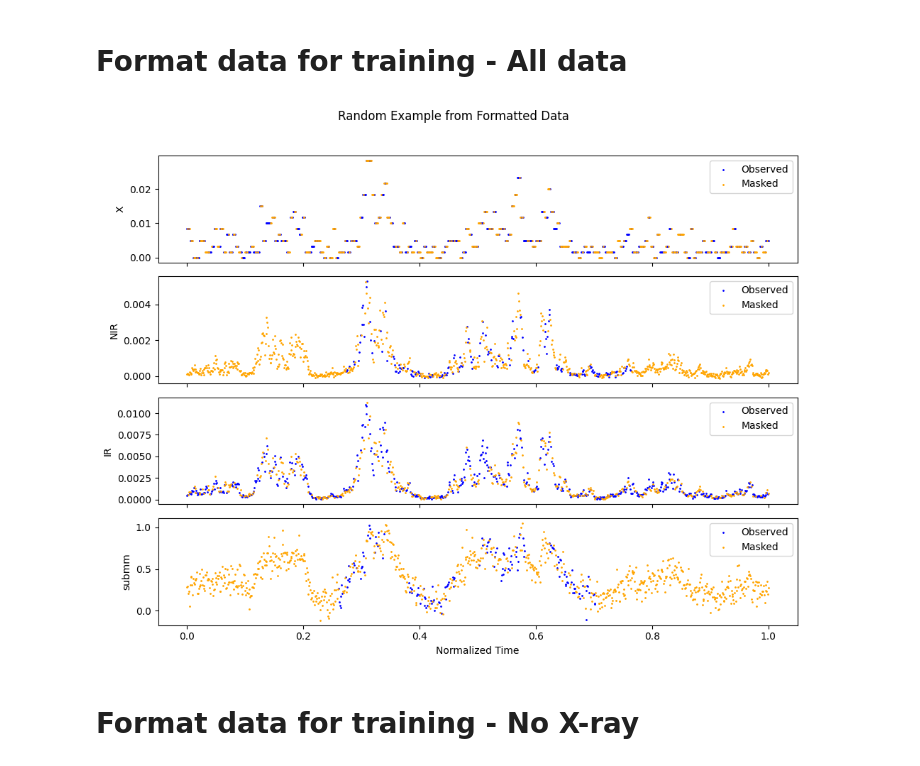
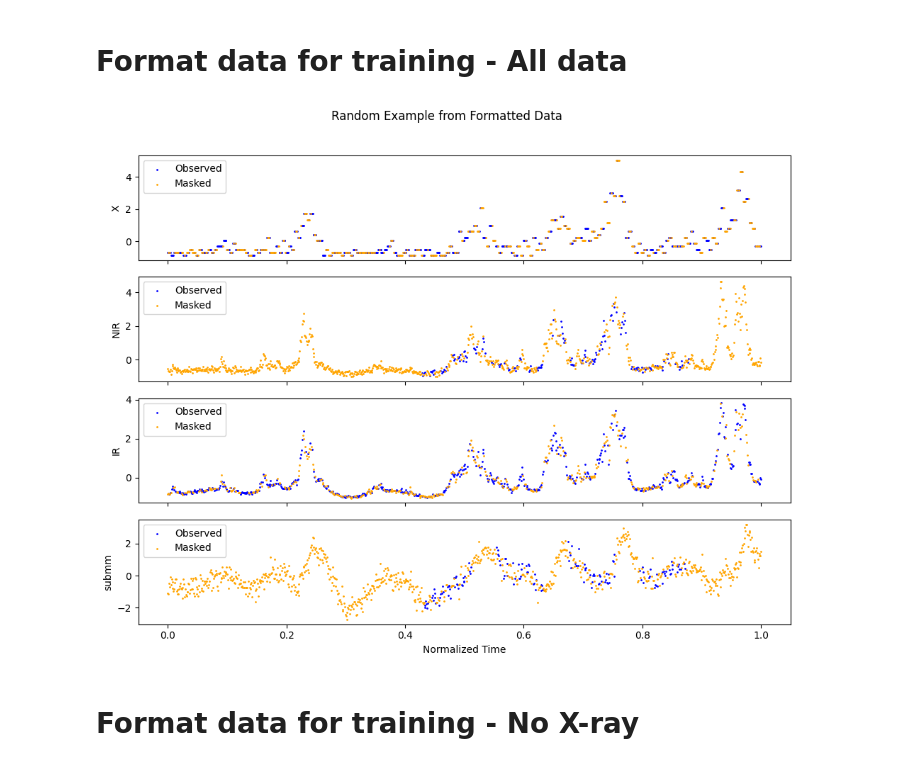
Before and after one commit to GabrielSasseville01/SgrA_Interpolation, a Jupyter notebook: Simulations/create_dataset.ipynb, the cells around one changed output. Drawn from its saved outputs; the diff is of its cells as text; code cells hidden in the pictures.

```diff
--- a/Simulations/create_dataset.ipynb
+++ b/Simulations/create_dataset.ipynb
@@ -37,17 +37,17 @@ Batch 39 for worker 7 not found.
 # %%
 filename = 'sgra.npz'
 keys = ['X', 'NIR', 'IR', 'submm']
 
 simdata = simData(all_data)
 
+simdata.standardize()
 simdata.mask_data(noise=0.2)
-
 simdata.create_tripletformer_data(filename, keys=keys)
 
 # Usage
 simdata.plot_random_example(filename, keys=keys)
 # %% [output]
-[figure, old version]
+[figure, new version]
 # %% [markdown]
 # Format data for training - No X-ray
 # %%
```
Also changed, not shown: parts of 6 cells of this notebook, 1 other file.
